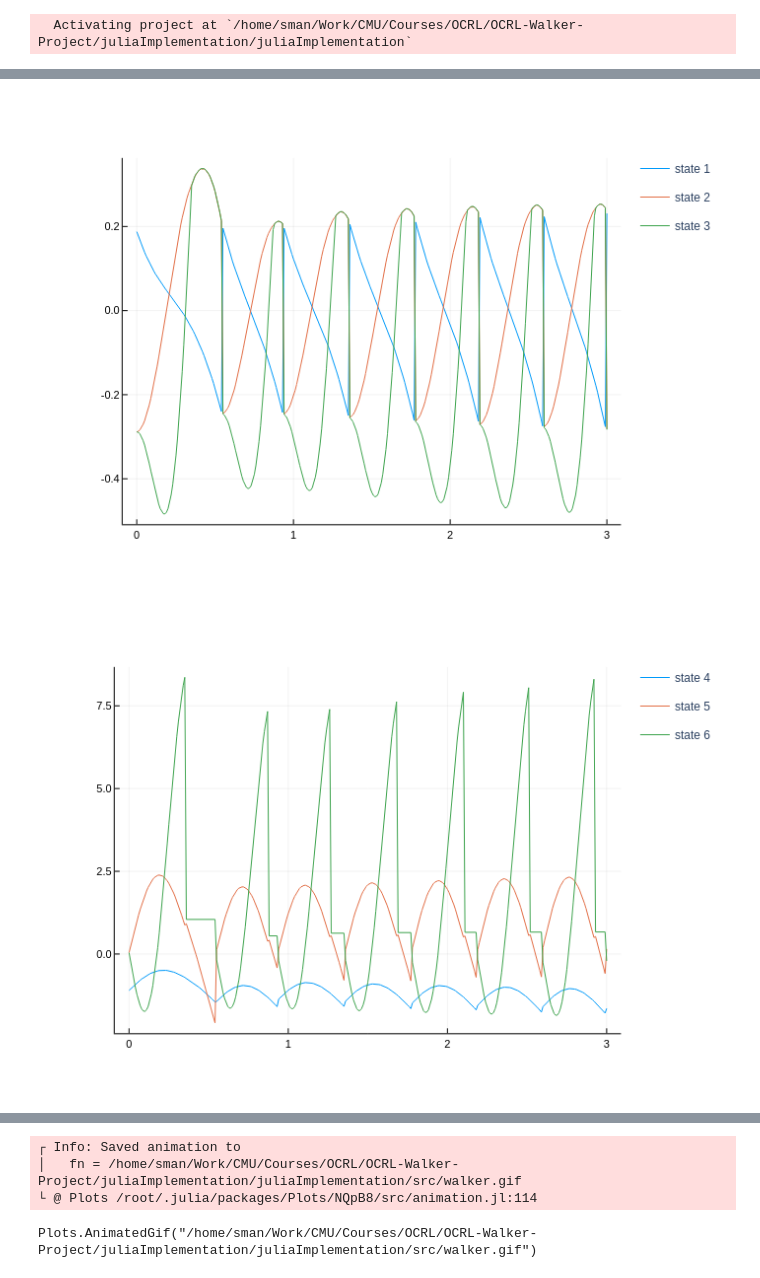
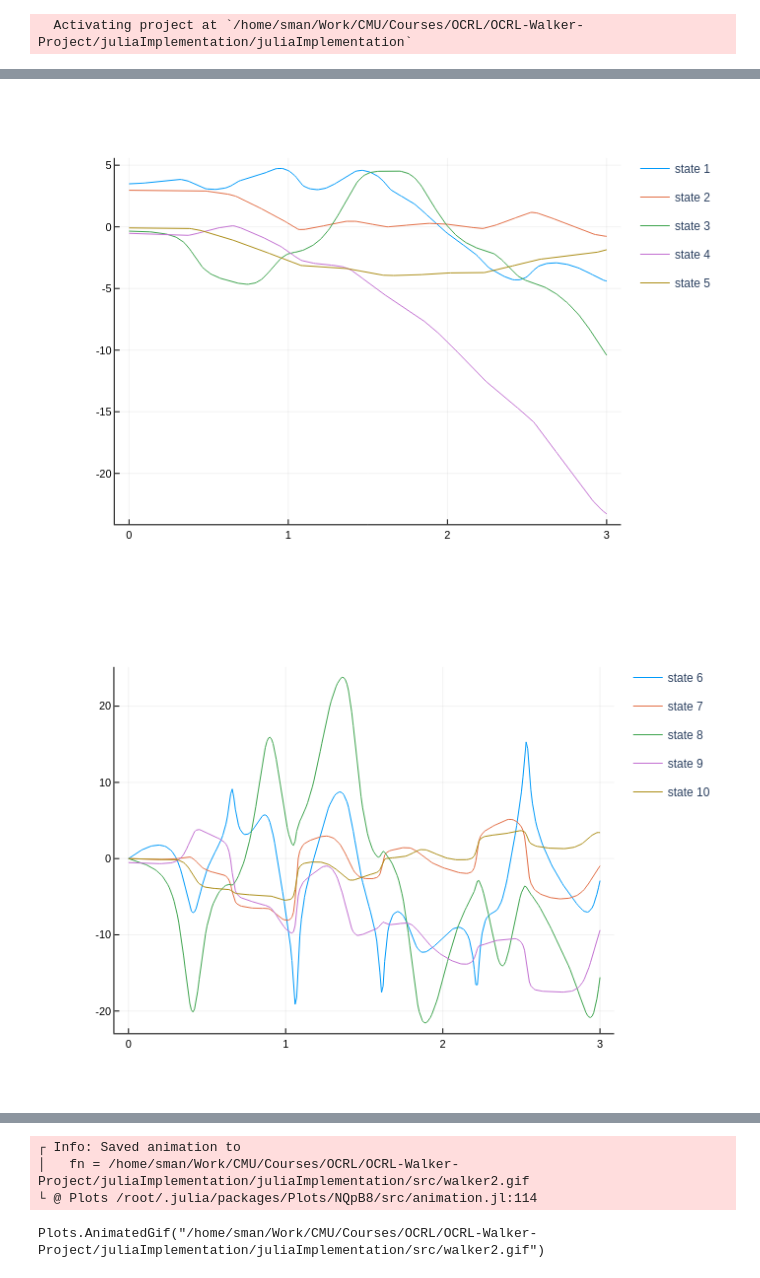
Before and after one commit to stevenwman/OCRL-Walker-Project, a Jupyter notebook: juliaImplementation/juliaImplementation/src/simulate_5link-biped.ipynb, the cells around one changed output, grey strips where cells are left out. Drawn from its saved outputs; the diff is of its cells as text; code cells hidden in the pictures.

```diff
--- a/juliaImplementation/juliaImplementation/src/simulate_5link-biped.ipynb
+++ b/juliaImplementation/juliaImplementation/src/simulate_5link-biped.ipynb
@@ -38,37 +37,73 @@ mode0 = 1
 t = 3.0
 dt = .01
 
-q1 = 0
-q2 = 0
-q3 = 0
-d4 = 0
-q5 = 0
+q1 = 200 / 180 * π
+q2 = 170 / 180 * π
+q3 = -20 / 180 * π
+d4 = -30 / 180 * π
+q5 = -5 / 180 * π
 qd1 = 0
 qd2 = 0
 qd3 = 0
 qd4 = 0
 qd5 = 0
 
 x0 = [q1,q2,q3,d4,q5,qd1,qd2,qd3,d4,qd5]
 
 p = (g=9.81,
      L_torso=0.63, L_fem=0.4, L_tib=0.4,
      M_torso=12, M_fem=6.8, M_tib=3.2,
      MY_torso=0.24, MZ_torso=0.24,
      MZ_fem=0.11, MZ_tib=0.24,
      XX_torso=0.63, XX_fem=1.33, XX_tib=0.2)
 
 #Nominal Trajectory
 nom_states, _, times, nom_modes, nom_impact_states,_ = sim_system(x0,mode0,dynamics,resets,guards,0,0,0,t,dt)
 state_matrix = hcat(nom_states...)
 
 plot()
 [plot!(times,state_matrix[i,:], label = "state $i") for i in 1:5]
 display(plot!())
 
 plot()
 [plot!(times,state_matrix[i,:], label = "state $i") for i in 6:10]
 display(plot!())
+
+anim = Animation()
+lim = 1.5
+
+timesteps = size(state_matrix,2)
+slope = 0.02
+
+j1 = [0,0]
+# Loop to create frames
+for i in 1:timesteps
+
+    if i > 1 && nom_modes[i] == 1 && nom_modes[i-1] == 2
+        j1 = kinematics(state_matrix[:,i-1])[end]
+    end
+
+    js = hcat(kinematics(state_matrix[:,i])...)
+    # Plot the data
+    l_bound = -lim
+    r_bound = 2*lim
+
+    xs = l_bound:0.01:r_bound
+    ys = -slope * xs
+    plot(xs, ys, linestyle=:solid, label="Ground", color="black")
+    plot!(js[1,:], js[2,:], xlim=(l_bound,r_bound),
+                            ylim=(l_bound,r_bound),
+                            label="Points",
+                            color="blue",
+                            linestyle=:solid,
+                            marker=:circle,
+                            aspect_ratio=:equal)
+    annotate!(-1, 1, times[i], color=:red)
+    # Add frame to animation
+    frame(anim)
+end
+# Save the animation as a gif
+gif(anim, "walker2.gif", fps = 30)
 # %% [output]
-[figure, old version]
+[figure, new version]
-[figure, old version]
+[figure, new version]
@@ -80,4 +110,4 @@ display(plot!())
 ┌ Info: Saved animation to
-│   fn = /home/sman/Work/CMU/Courses/OCRL/OCRL-Walker-Project/juliaImplementation/juliaImplementation/src/walker.gif
+│   fn = /home/sman/Work/CMU/Courses/OCRL/OCRL-Walker-Project/juliaImplementation/juliaImplementation/src/walker2.gif
 └ @ Plots /root/.julia/packages/Plots/NQpB8/src/animation.jl:114
-Plots.AnimatedGif("/home/sman/Work/CMU/Courses/OCRL/OCRL-Walker-Project/juliaImplementation/juliaImplementation/src/walker.gif")
+Plots.AnimatedGif("/home/sman/Work/CMU/Courses/OCRL/OCRL-Walker-Project/juliaImplementation/juliaImplementation/src/walker2.gif")
```
Also changed, not shown: parts of 2 cells of this notebook, 2 other files.
